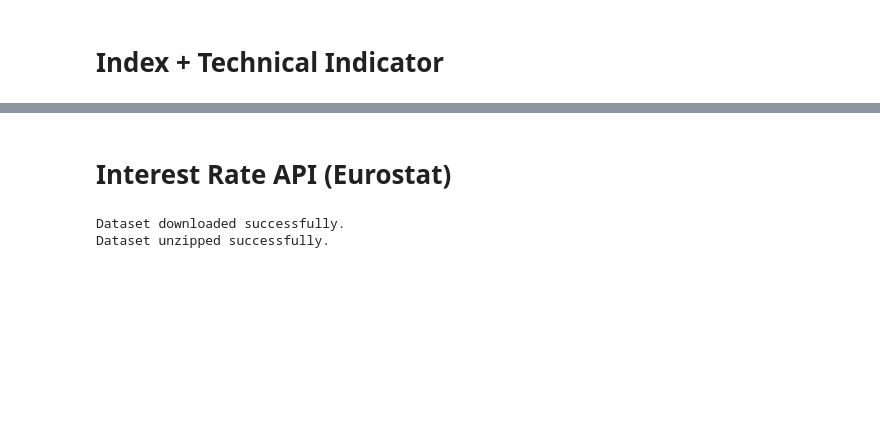
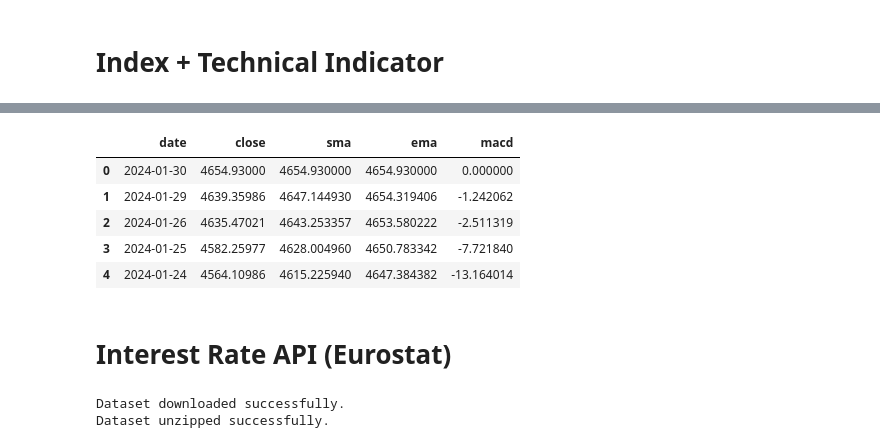
Before and after one commit to Fabio-Poli/CCT-Thesis-Project, a Jupyter notebook: Project_Code/Project.ipynb, the cells around one changed output, grey strips where cells are left out. Drawn from its saved outputs; the diff is of its cells as text; code cells hidden in the pictures; blank space fills up the shorter version.

```diff
--- a/Project_Code/Project.ipynb
+++ b/Project_Code/Project.ipynb
@@ -49,14 +49,19 @@ warnings.filterwarnings('ignore')
 # %% [markdown]
 ## INDEX Indicator
 # %%
+import requests
+import pandas as pd
+import os
+from datetime import datetime
+
 # FMP API key
-api_key = '47461a32a9bcf3b0a6c2c6e98ccfab42'
+api_key = '47461a32a9bcf3b0a6c2c6e98ccfab42'  # API key
 
 # Symbol for EURO STOXX 50
 stock_symbol = '^STOXX50E'
 
 # URL for the FMP historical data endpoint
-url = f'https://financialmodelingprep.com/api/v3/historical-price-full/{stock_symbol}?from=2005-01-04&to={datetime.now().strftime("%Y-%m-%d")}&apikey={api_key}'
+url = f'https://financialmodelingprep.com/api/v3/historical-price-full/{stock_symbol}?from=2004-01-04&to={datetime.now().strftime("%Y-%m-%d")}&apikey={api_key}'
 
 # FMP API request
 response = requests.get(url)
@@ -73,11 +78,12 @@ if response.status_code == 200:
         # Convert to a pandas DataFrame
         index_df = pd.DataFrame(historical_data)
 
-        # Filter the DataFrame to only include the 'Close' column
-        index_df = index_df[['date', 'close']]
+        # Save the DataFrame to a CSV file on your desktop
+        desktop_path = os.path.join(os.path.expanduser('~'), 'Desktop')  # Path to the desktop
+        file_path = os.path.join(desktop_path, 'STOXX50E.csv')  # File Name
+        index_df.to_csv(file_path, index=False)
 
-        # Display the DataFrame
-        print(index_df)
+        print(f"Data saved successfully to {file_path}")
     else:
         print("No 'historical' data found in the response.")
 else:
@@ -248,0 +259,24 @@ index_data.describe()
+# %%
+# Convert 'date' to datetime, if not already done
+index_df['date'] = pd.to_datetime(index_df['date'])
+
+# Calculate the 50-day Simple Moving Average (SMA)
+index_df['sma'] = index_df['close'].rolling(window=50, min_periods=1).mean()
+
+# Calculate the 50-day Exponential Moving Average (EMA)
+index_df['ema'] = index_df['close'].ewm(span=50, adjust=False).mean()
+
+# Calculate only the MACD Line (12-day EMA - 26-day EMA)
+index_df['macd'] = index_df['close'].ewm(span=12, adjust=False).mean() - index_df['close'].ewm(span=26, adjust=False).mean()
+
+# Filter the DataFrame for dates after 2005-01-04 (inclusive)
+index_data = index_df[index_df['date'] >= pd.to_datetime('2005-01-04')]
+
+# Convert 'date' from datetime to date (to remove time component)
+index_data['date'] = index_data['date'].dt.date
+
+# Now, use describe() on the filtered DataFrame for the numerical columns
+descriptive_stats = index_data[['close', 'sma', 'ema', 'macd']].describe()
+
+# Print the descriptive statistics
+print(descriptive_stats)
@@ -249,3 +305,12 @@ index_data.describe()
+# %%
+index_data.head()
+# %% [output]
+|  | date | close | sma | ema | macd |
+| 0 | 2024-01-30 | 4654.93000 | 4654.930000 | 4654.930000 | 0.000000 |
+| 1 | 2024-01-29 | 4639.35986 | 4647.144930 | 4654.319406 | -1.242062 |
+| 2 | 2024-01-26 | 4635.47021 | 4643.253357 | 4653.580222 | -2.511319 |
+| 3 | 2024-01-25 | 4582.25977 | 4628.004960 | 4650.783342 | -7.721840 |
+| 4 | 2024-01-24 | 4564.10986 | 4615.225940 | 4647.384382 | -13.164014 |
 # %% [markdown]
 # Interest Rate API (Eurostat)
 # %%
```
Also changed, not shown: parts of 14 cells of this notebook.
